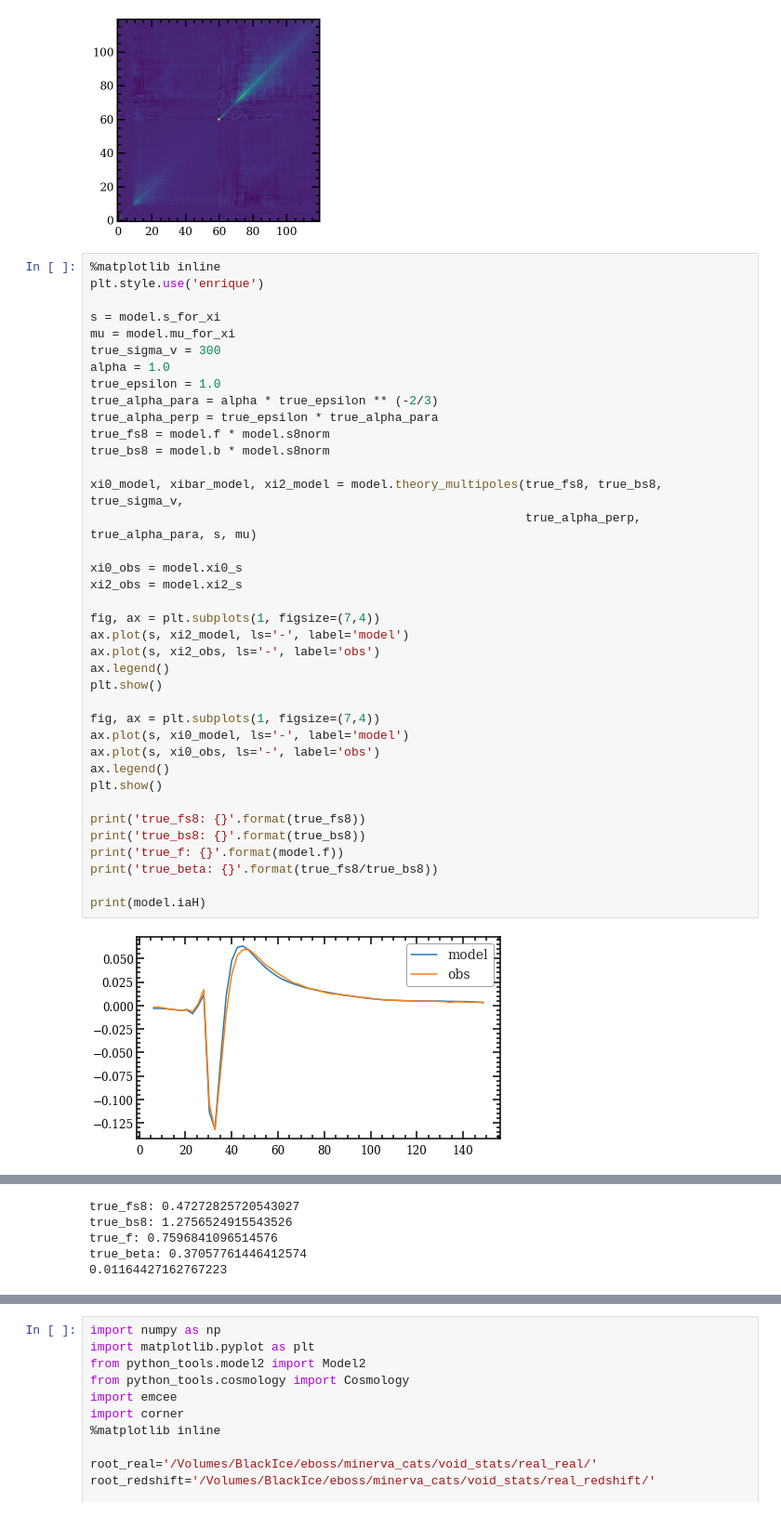
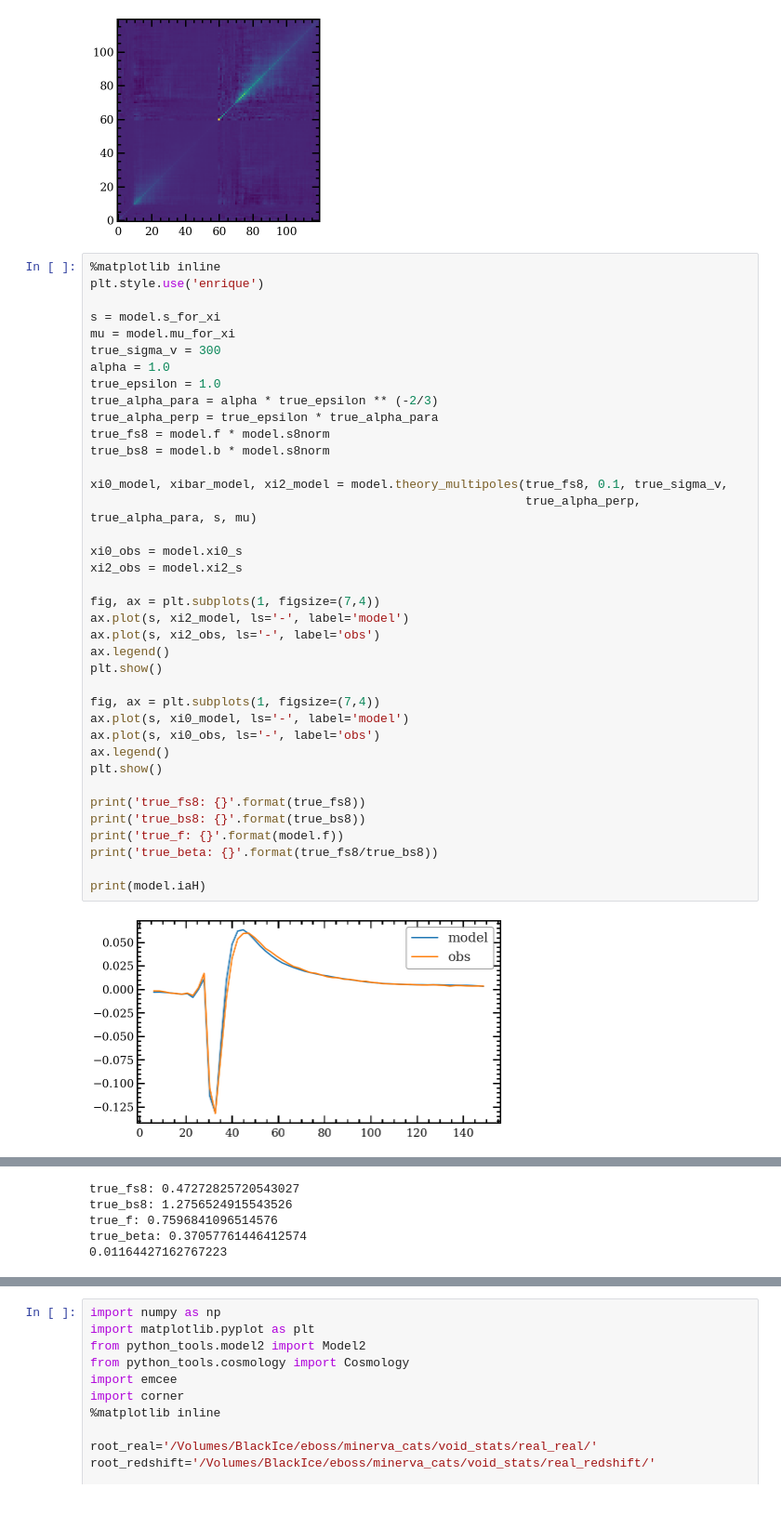
Before and after one commit to epaillas/old_VoidFinder, a Jupyter notebook: plot_mcmc.ipynb, the cells around one changed output, grey strips where cells are left out. Shown at 93% size. Cells and saved outputs as stored; diff of their text form.

```diff
--- a/plot_mcmc.ipynb
+++ b/plot_mcmc.ipynb
@@ -34,32 +34,32 @@ alpha = 1.0
 true_epsilon = 1.0
 true_alpha_para = alpha * true_epsilon ** (-2/3)
 true_alpha_perp = true_epsilon * true_alpha_para
 true_fs8 = model.f * model.s8norm
 true_bs8 = model.b * model.s8norm
 
-xi0_model, xibar_model, xi2_model = model.theory_multipoles(true_fs8, true_bs8, true_sigma_v,
+xi0_model, xibar_model, xi2_model = model.theory_multipoles(true_fs8, 0.1, true_sigma_v,
                                                             true_alpha_perp, true_alpha_para, s, mu)
 
 xi0_obs = model.xi0_s
 xi2_obs = model.xi2_s
 
 fig, ax = plt.subplots(1, figsize=(7,4))
 ax.plot(s, xi2_model, ls='-', label='model')
 ax.plot(s, xi2_obs, ls='-', label='obs')
 ax.legend()
 plt.show()
 
 fig, ax = plt.subplots(1, figsize=(7,4))
 ax.plot(s, xi0_model, ls='-', label='model')
 ax.plot(s, xi0_obs, ls='-', label='obs')
 ax.legend()
 plt.show()
 
 print('true_fs8: {}'.format(true_fs8))
 print('true_bs8: {}'.format(true_bs8))
 print('true_f: {}'.format(model.f))
 print('true_beta: {}'.format(true_fs8/true_bs8))
 
 print(model.iaH)
 # %% [output]
-[figure, old version]
+[figure, new version]
```
Also changed, not shown: parts of 4 cells of this notebook, 3 other files.
